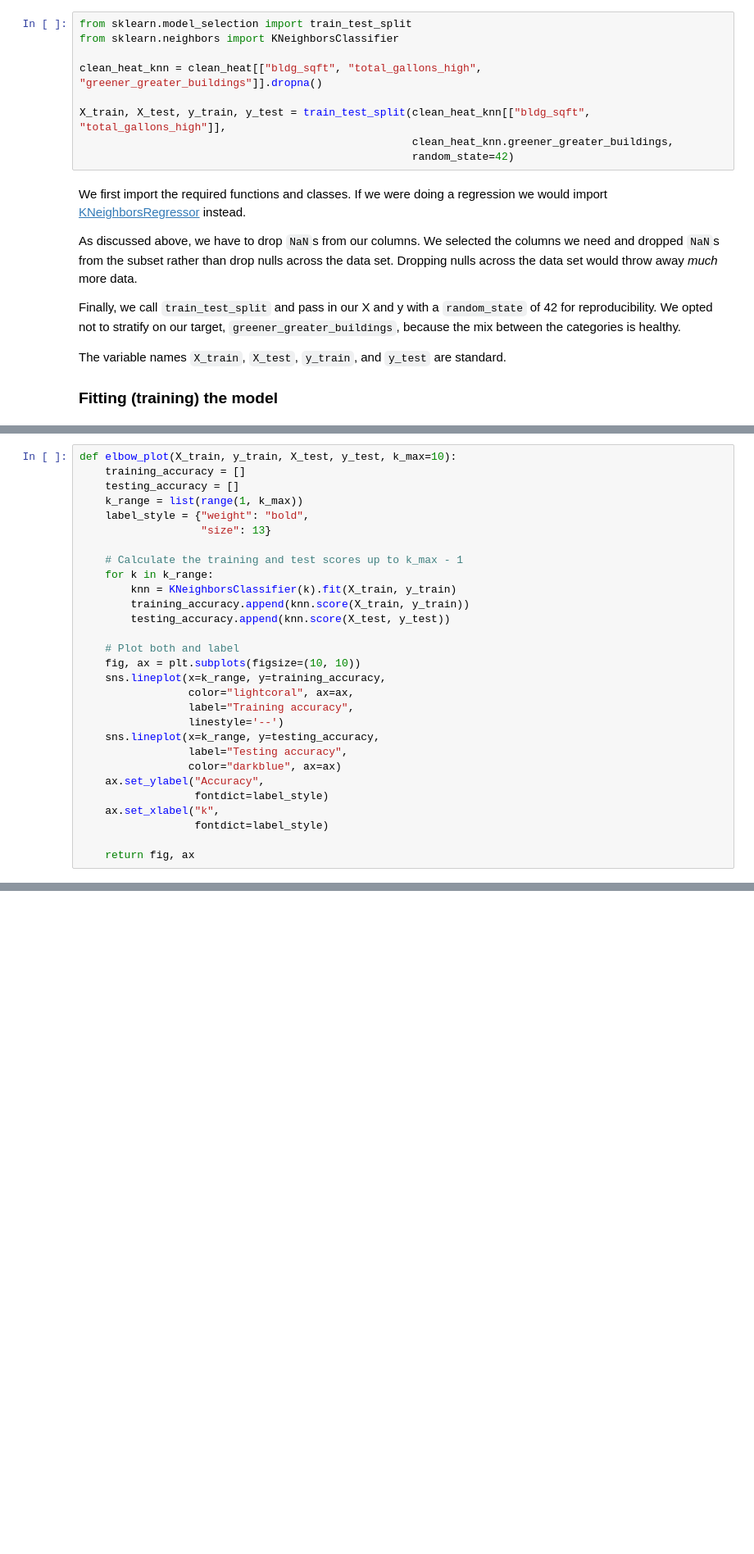
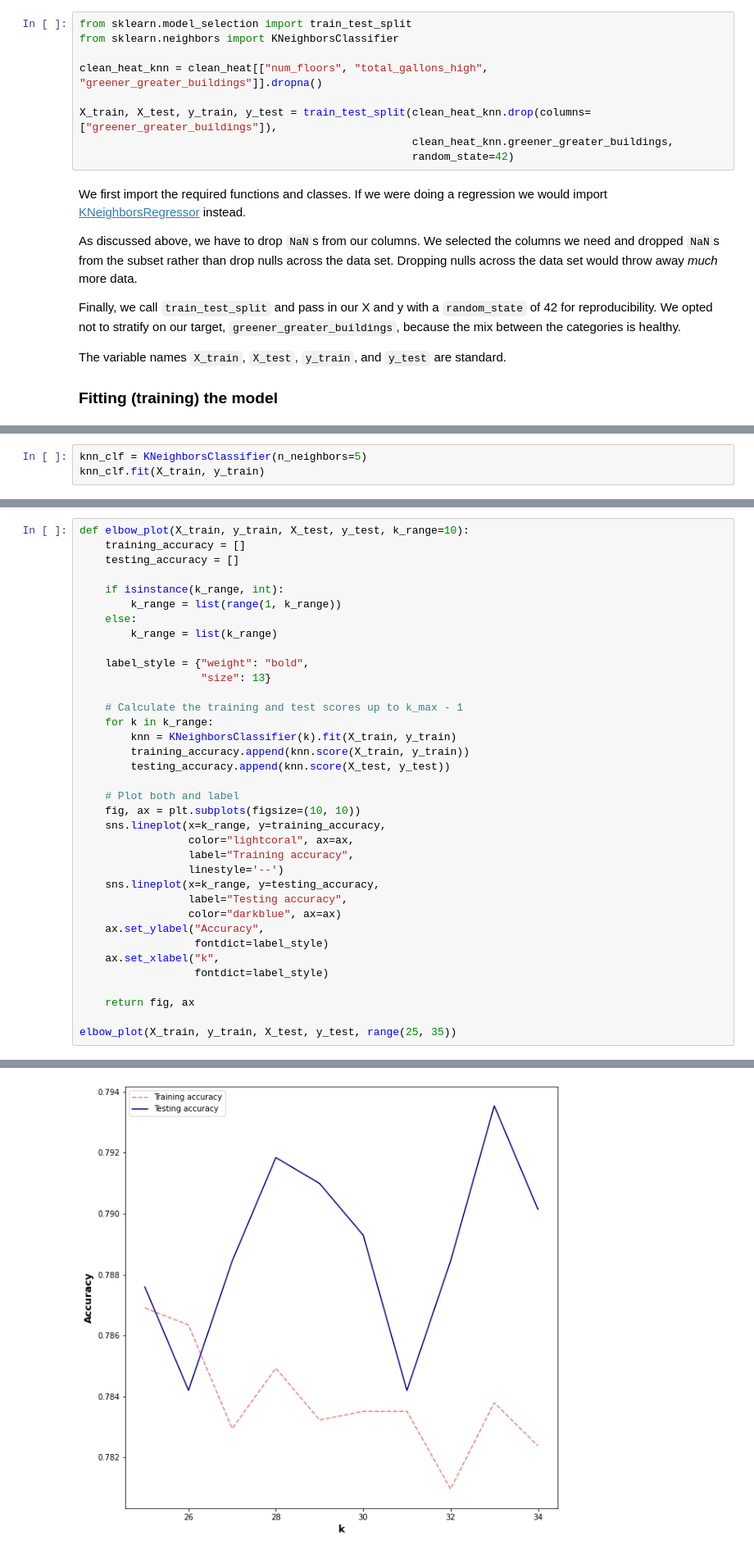
Before and after one commit to habibaaziz/OPEN_DATA_NYC_2021, a Jupyter notebook: MachineLearning.ipynb, the cells around one changed output, grey strips where cells are left out. Shown: that part at 82% size. Cells and saved outputs as stored; diff of their text form; blank space fills up the shorter version.

```diff
--- a/MachineLearning.ipynb
+++ b/MachineLearning.ipynb
@@ -345,9 +347,9 @@ Stratification is useful when classes are imbalanced. For example, we may strati
 from sklearn.model_selection import train_test_split
 from sklearn.neighbors import KNeighborsClassifier
 
-clean_heat_knn = clean_heat[["bldg_sqft", "total_gallons_high", "greener_greater_buildings"]].dropna()
+clean_heat_knn = clean_heat[["num_floors", "total_gallons_high", "greener_greater_buildings"]].dropna()
 
-X_train, X_test, y_train, y_test = train_test_split(clean_heat_knn[["bldg_sqft", "total_gallons_high"]],
+X_train, X_test, y_train, y_test = train_test_split(clean_heat_knn.drop(columns=["greener_greater_buildings"]),
                                                     clean_heat_knn.greener_greater_buildings,
                                                     random_state=42)
 # %% [markdown]
@@ -377,0 +365,3 @@ elbow_plot(X_train, y_train, X_test, y_test, 10)
+# %%
+knn_clf = KNeighborsClassifier(n_neighbors=5)
+knn_clf.fit(X_train, y_train)
@@ -378,8 +423,13 @@ elbow_plot(X_train, y_train, X_test, y_test, 10)
 # %%
-def elbow_plot(X_train, y_train, X_test, y_test, k_max=10):
+def elbow_plot(X_train, y_train, X_test, y_test, k_range=10):
     training_accuracy = []
     testing_accuracy = []
-    k_range = list(range(1, k_max))
+
+    if isinstance(k_range, int):
+        k_range = list(range(1, k_range))
+    else:
+        k_range = list(k_range)
+
     label_style = {"weight": "bold",
                    "size": 13}
 
@@ -404,3 +454,6 @@ def elbow_plot(X_train, y_train, X_test, y_test, k_max=10):
                   fontdict=label_style)
 
     return fig, ax
+
+elbow_plot(X_train, y_train, X_test, y_test, range(25, 35))
+# %% [output]
@@ -406,0 +462 @@ def elbow_plot(X_train, y_train, X_test, y_test, k_max=10):
+[figure, added]
```
Also changed, not shown: parts of 20 cells of this notebook.
